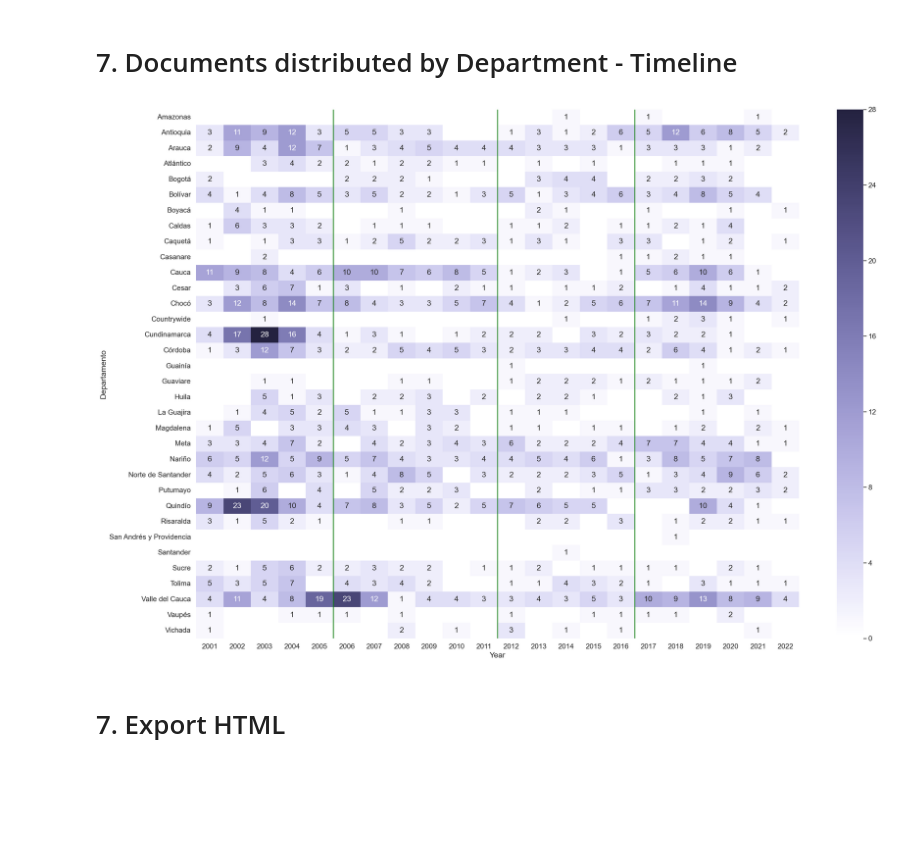
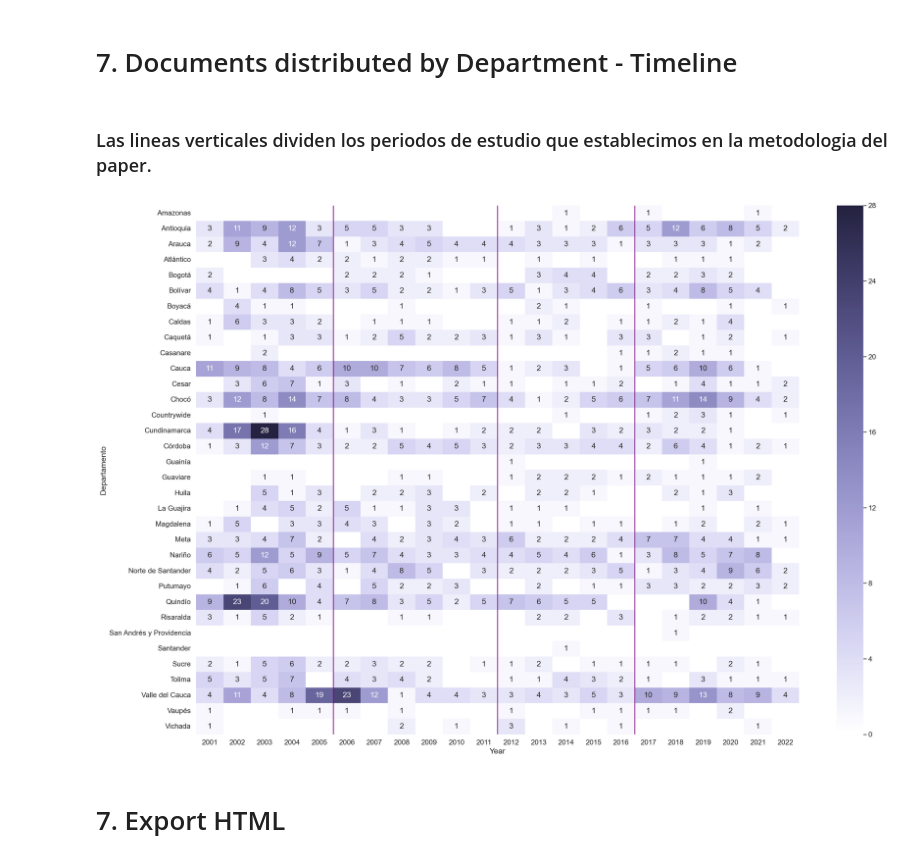
Before and after one commit to ylizama/alertas_colombia, a Jupyter notebook: 4_Distribution_of_documents_Departamentos.ipynb, the cells around one changed output. Cells and saved outputs as stored; diff of their text form; code cells hidden in the pictures; blank space fills up the shorter version.

```diff
--- a/4_Distribution_of_documents_Departamentos.ipynb
+++ b/4_Distribution_of_documents_Departamentos.ipynb
@@ -109,6 +109,8 @@ dft['Total'].describe().to_frame()
 | max | 164.000000 |
 # %% [markdown]
 # 7. Documents distributed by Department - Timeline
+# %% [markdown]
+### Las lineas verticales dividen los periodos de estudio que establecimos en la metodologia del paper.
 # %%
 dftd = df.groupby(["Departamento", "Year"]).agg({"Filename":"count"})
 dftd = dftd.reset_index()
@@ -119,26 +121,26 @@ dftd["Total"] = dftd.sum(axis=1)
 # %%
 import matplotlib.pyplot as plt
 
 sns.set(font_scale=1.2)
 palette = sns.cubehelix_palette(n_colors= 7, rot=0, dark=0.15, light=1, as_cmap=True)
 
 plt.figure(figsize=(25, 18))
 ax = sns.heatmap(dftd.drop("Total", axis=1), annot=True, linewidth=0, cmap=palette)
 
 for text in ax.texts:
     if text.get_text() == '0':
         text.set_text('')
 
 ax.vlines([5, 11, 16],  ymin = 0, ymax = 45,
-           colors = 'green',
+           colors = 'purple',
           linestyle='solid'
            )
 cbar = ax.collections[0].colorbar
 cbar.set_ticks([0, 4, 8,12,16,20,24,28])
 
 plt.show()
 # %% [output]
-[figure, old version]
+[figure, new version]
 # %% [markdown]
 # 7. Export HTML
 # %%
```
Also changed, not shown: parts of 1 cell of this notebook, 1 other file.
